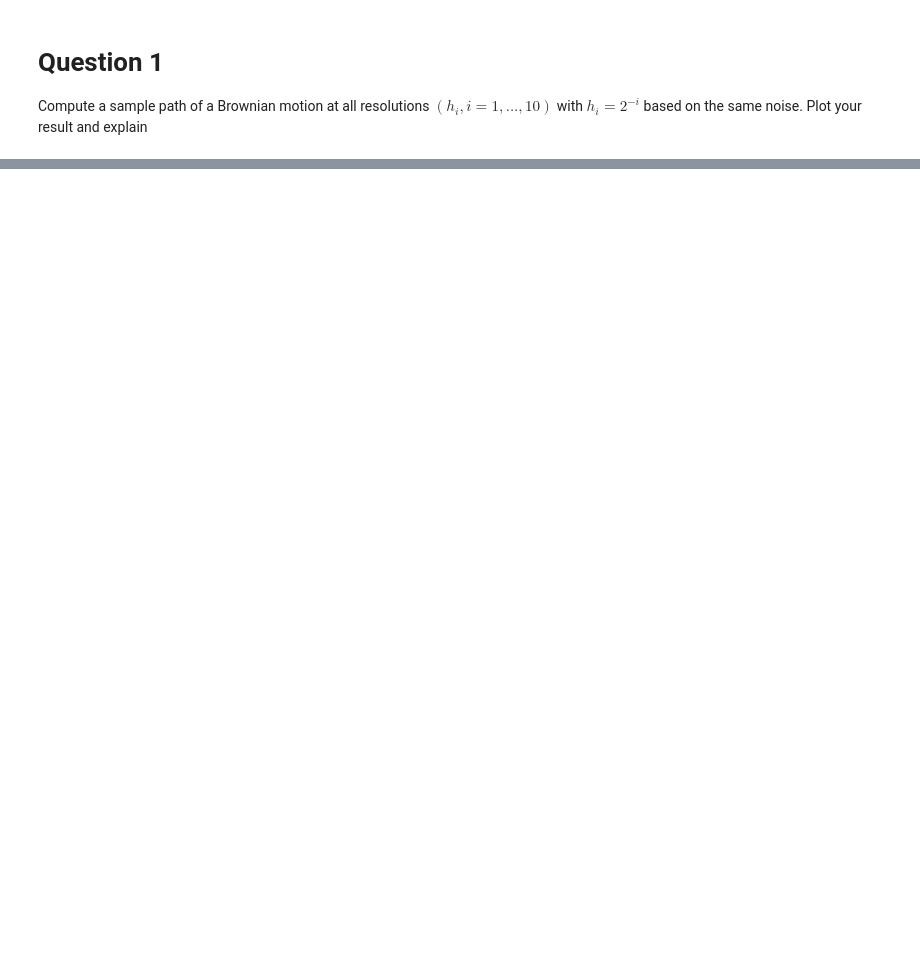
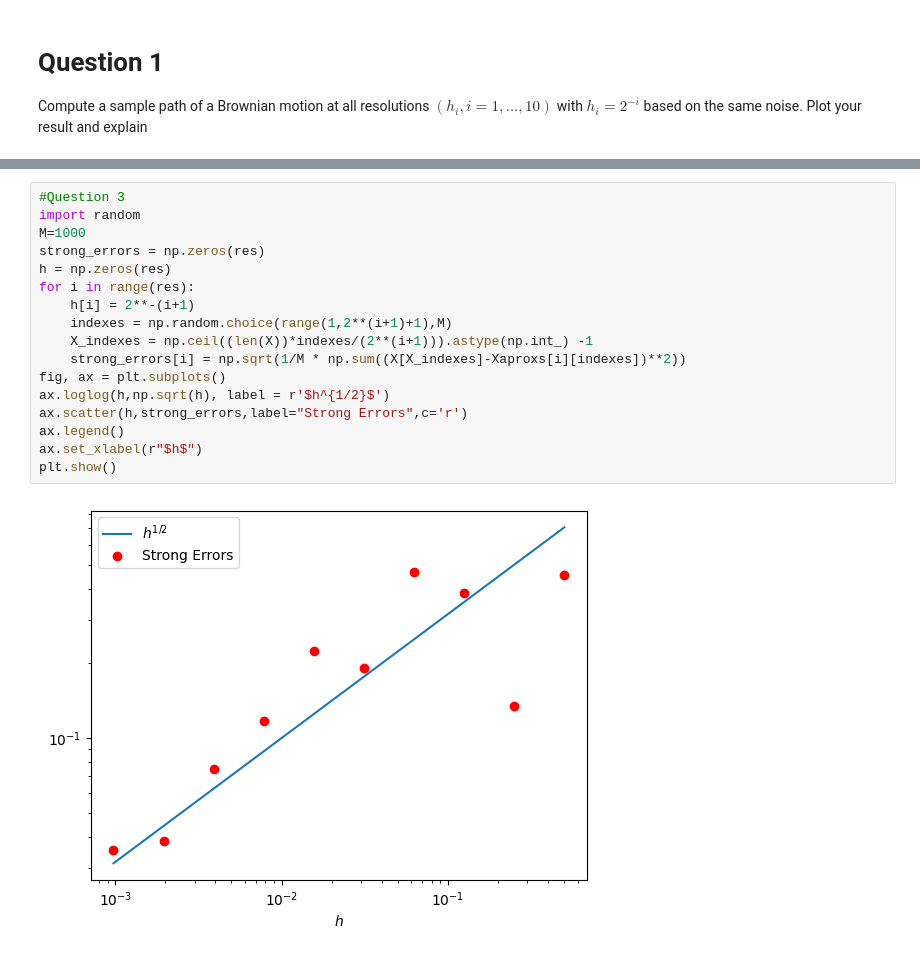
Before and after one commit to ufotermiten/A4-TMS150, a Jupyter notebook: A4.ipynb, the cells around one changed output, grey strips where cells are left out. Drawn from its saved outputs; the diff is of its cells as text; blank space fills up the shorter version.

```diff
--- a/A4.ipynb
+++ b/A4.ipynb
@@ -22,0 +66,19 @@ for i in range(res):
+# %%
+#Question 3
+import random
+M=1000
+strong_errors = np.zeros(res)
+h = np.zeros(res)
+for i in range(res):
+    h[i] = 2**-(i+1)
+    indexes = np.random.choice(range(1,2**(i+1)+1),M)
+    X_indexes = np.ceil((len(X))*indexes/(2**(i+1))).astype(np.int_) -1
+    strong_errors[i] = np.sqrt(1/M * np.sum((X[X_indexes]-Xaproxs[i][indexes])**2))
+fig, ax = plt.subplots()
+ax.loglog(h,np.sqrt(h), label = r'$h^{1/2}$')
+ax.scatter(h,strong_errors,label="Strong Errors",c='r')
+ax.legend()
+ax.set_xlabel(r"$h$")
+plt.show()
+# %% [output]
+[figure, added]
```
Also changed, not shown: parts of 5 cells of this notebook.
